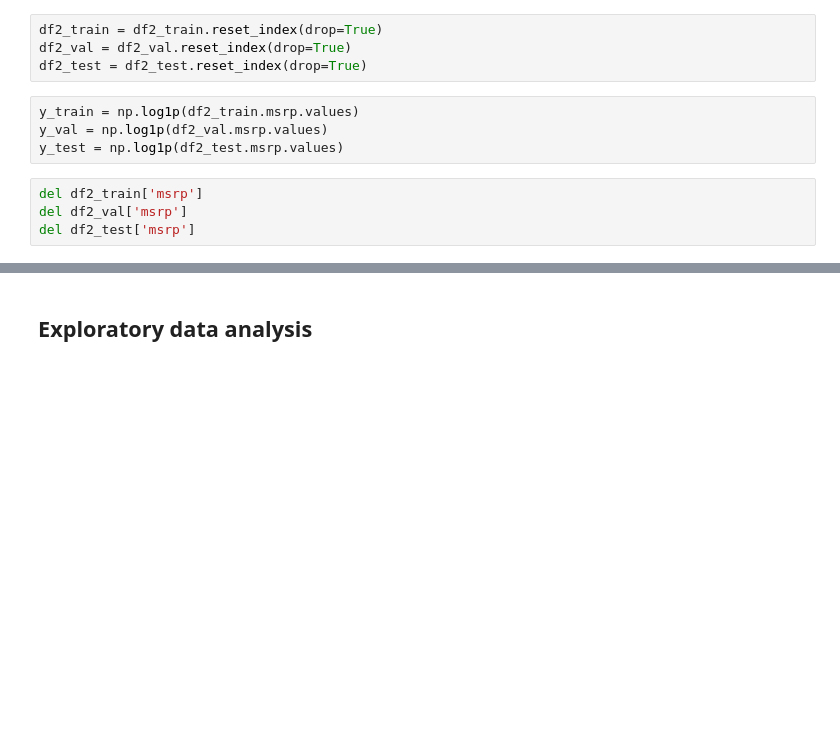
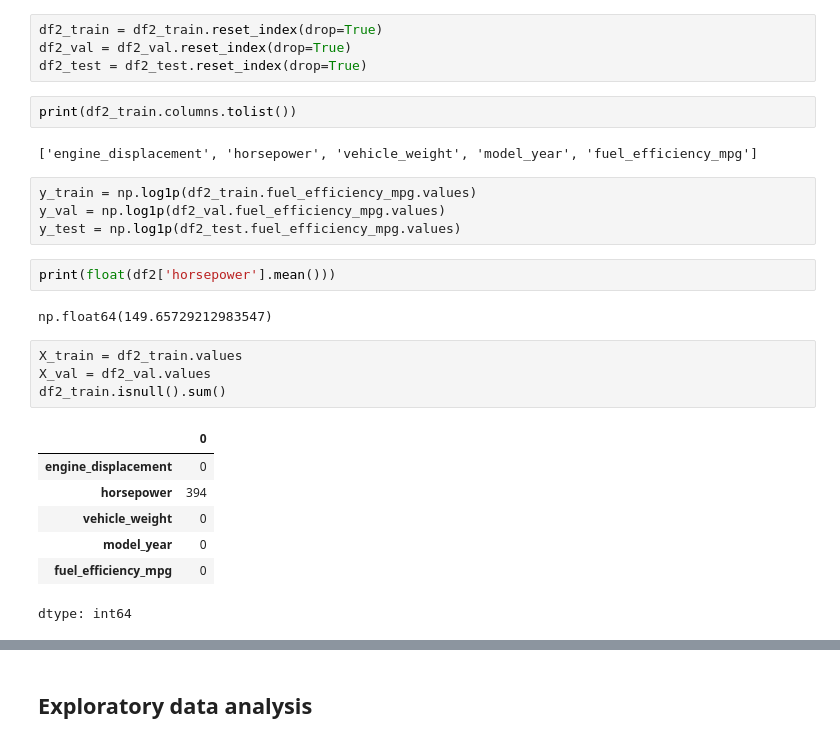
Before and after one commit to Gon-Frecces/ML-zoomcamp, a Jupyter notebook: chapter-02-car-price/02-carprice.ipynb, the cells around one changed output, grey strips where cells are left out. Saved outputs shown, nothing was run; the diff lists cells and outputs as text; blank space fills up the shorter version.

```diff
--- a/chapter-02-car-price/02-carprice.ipynb
+++ b/chapter-02-car-price/02-carprice.ipynb
@@ -155,11 +167,27 @@ df2_test = df2.iloc[idx[n_train + n_val:]]
 df2_train = df2_train.reset_index(drop=True)
 df2_val = df2_val.reset_index(drop=True)
 df2_test = df2_test.reset_index(drop=True)
+# %%
+print(df2_train.columns.tolist())
+# %% [output]
+['engine_displacement', 'horsepower', 'vehicle_weight', 'model_year', 'fuel_efficiency_mpg']
 # %%
-y_train = np.log1p(df2_train.msrp.values)
-y_val = np.log1p(df2_val.msrp.values)
-y_test = np.log1p(df2_test.msrp.values)
+y_train = np.log1p(df2_train.fuel_efficiency_mpg.values)
+y_val = np.log1p(df2_val.fuel_efficiency_mpg.values)
+y_test = np.log1p(df2_test.fuel_efficiency_mpg.values)
-# %%
-del df2_train['msrp']
-del df2_val['msrp']
-del df2_test['msrp']
+# %%
+print(float(df2['horsepower'].mean()))
+# %% [output]
+np.float64(149.65729212983547)
+# %%
+X_train = df2_train.values
+X_val = df2_val.values
+df2_train.isnull().sum()
+# %% [output]
+|  | 0 |
+| engine_displacement | 0 |
+| horsepower | 394 |
+| vehicle_weight | 0 |
+| model_year | 0 |
+| fuel_efficiency_mpg | 0 |
+dtype: int64
```
Also changed, not shown: parts of 13 cells of this notebook.
